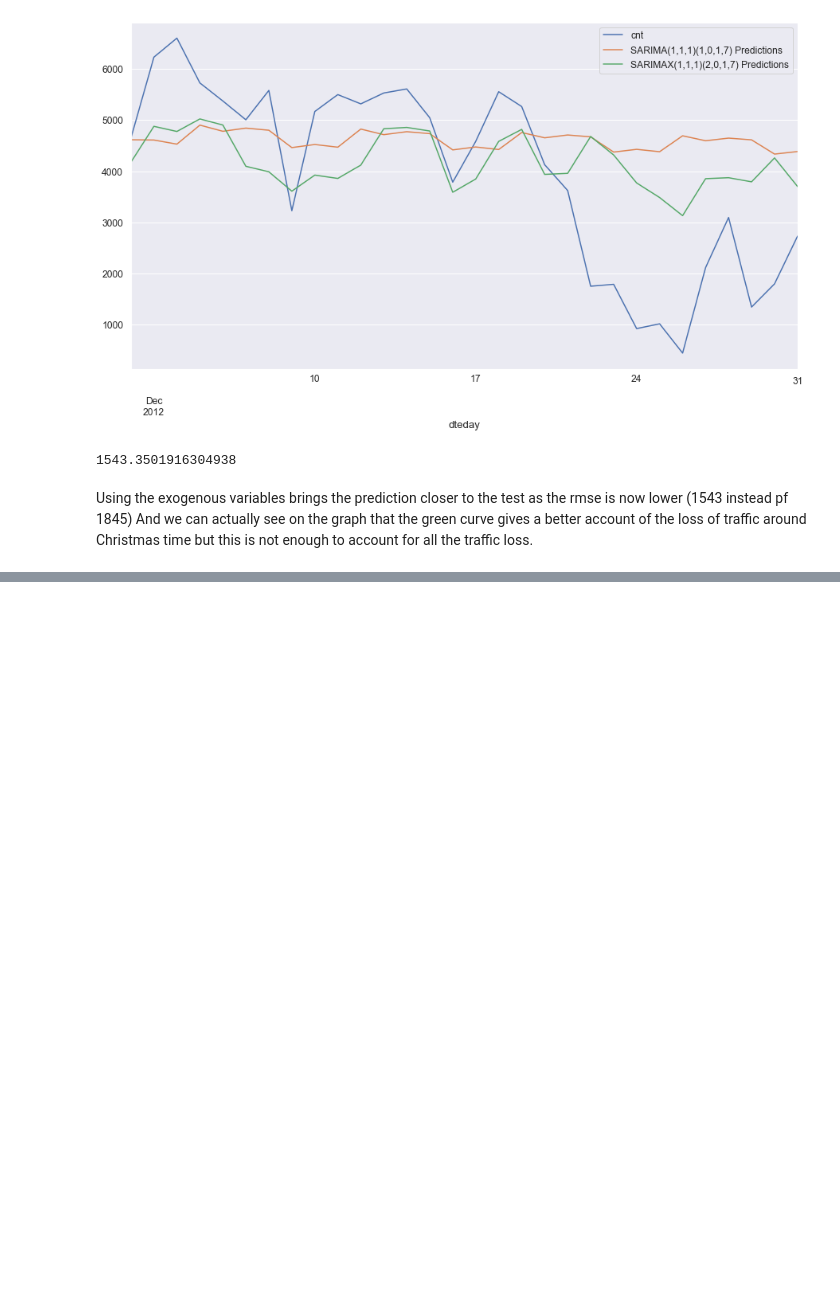
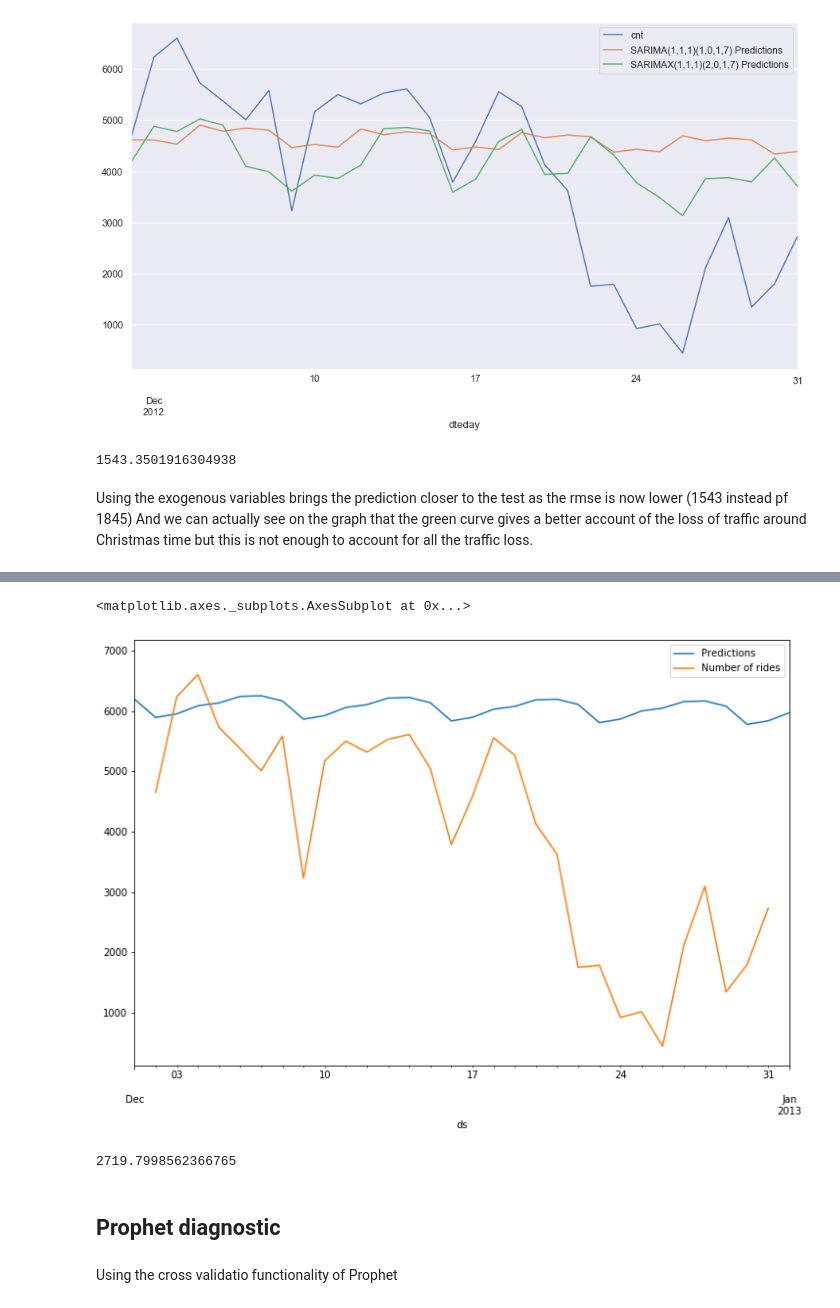
Before and after one commit to laurent-guerguy/Project-5-Bikesharing-Predict-Bike-Usage, a Jupyter notebook: your-project/Bike share Analysis.ipynb, the cells around one changed output, grey strips where cells are left out. Cells and saved outputs as stored; diff of their text form; code cells hidden in the pictures; blank space fills up the shorter version.

```diff
--- a/your-project/Bike share Analysis.ipynb
+++ b/your-project/Bike share Analysis.ipynb
@@ -657,0 +773,17 @@ And we can actually see on the graph that the green curve gives a better account
+# %%
+# Plot the curves
+ax = forecast.plot(x='ds',y='yhat',label='Predictions',legend=True,figsize=(12,8))
+test3.plot(x='ds',y='y',label='Number of rides',legend=True,ax=ax,xlim=('2012-12-01','2013-01-01'))
+# %% [output]
+<matplotlib.axes._subplots.AxesSubplot at 0x...>
+[figure, added]
+# %%
+# Let's calculate the Root Mean Square Error between the two
+predictions = forecast.iloc[-30:]['yhat']
+rmse(predictions,test3['y'])
+# %% [output]
+2719.7998562366765
+# %% [markdown]
+## Prophet diagnostic
+# %% [markdown]
+Using the cross validatio functionality of Prophet
```
Also changed, not shown: parts of 27 cells of this notebook, 4 other files.
